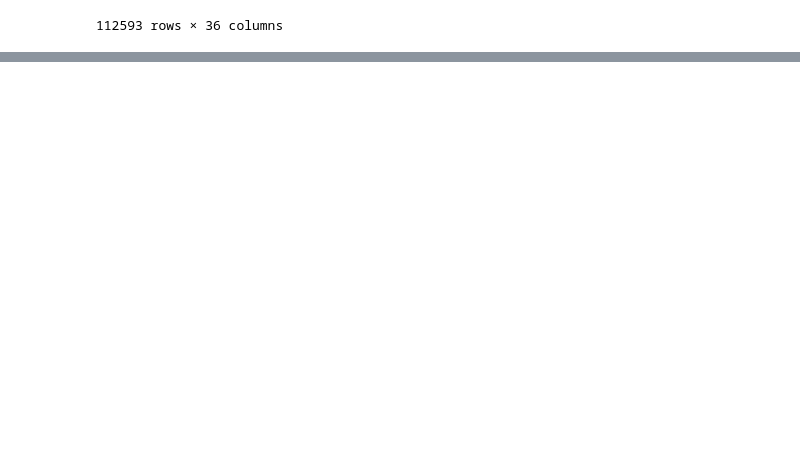
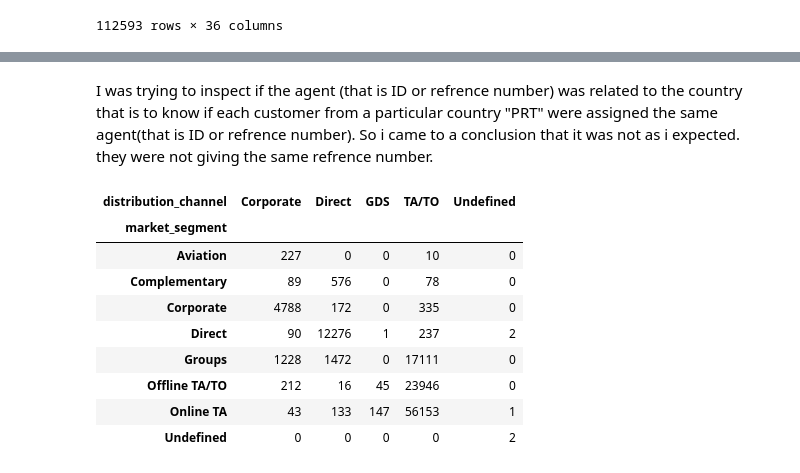
Before and after one commit to Bigie11/Swing-calculator-, a Jupyter notebook: Hotel_dataset.ipynb, the cells around one changed output, grey strips where cells are left out. Drawn from its saved outputs; the diff is of its cells as text; code cells hidden in the pictures; blank space fills up the shorter version.

```diff
--- a/Hotel_dataset.ipynb
+++ b/Hotel_dataset.ipynb
@@ -199,0 +380,15 @@ hotel_data[hotel_data['company'].isnull()]
+# %% [markdown]
+I was trying to inspect if the agent (that is ID or refrence number) was related to the country that is to know if each customer from a particular country "PRT" were assigned the same agent(that is ID or refrence number). So i came to a conclusion that it was not as i expected. they were not giving the same refrence number.
+# %%
+pd.crosstab(hotel_data['market_segment'], hotel_data['distribution_channel'])
+# %% [output]
+| distribution_channel | Corporate | Direct | GDS | TA/TO | Undefined |
+| market_segment |  |  |  |  |  |
+| Aviation | 227 | 0 | 0 | 10 | 0 |
+| Complementary | 89 | 576 | 0 | 78 | 0 |
+| Corporate | 4788 | 172 | 0 | 335 | 0 |
+| Direct | 90 | 12276 | 1 | 237 | 2 |
+| Groups | 1228 | 1472 | 0 | 17111 | 0 |
+| Offline TA/TO | 212 | 16 | 45 | 23946 | 0 |
+| Online TA | 43 | 133 | 147 | 56153 | 1 |
+| Undefined | 0 | 0 | 0 | 0 | 2 |
```
Also changed, not shown: parts of 16 cells of this notebook.
